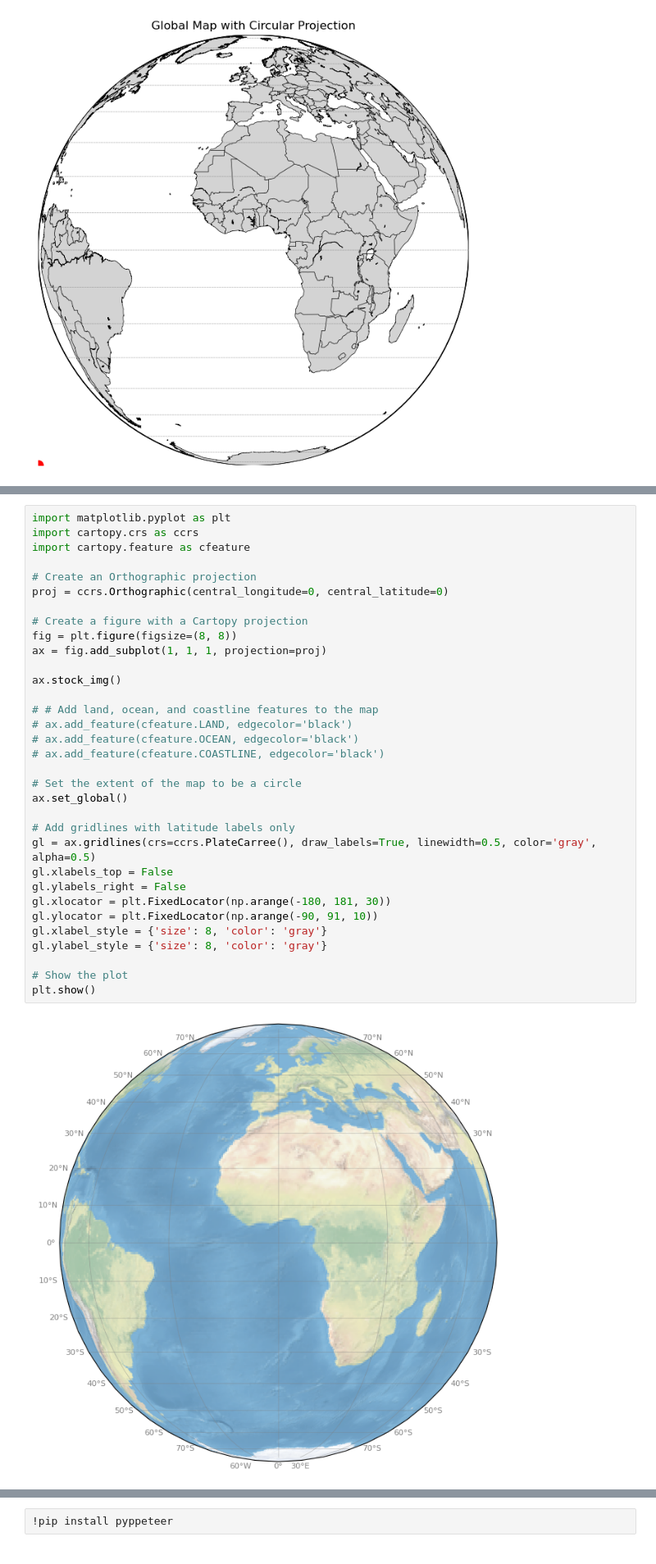
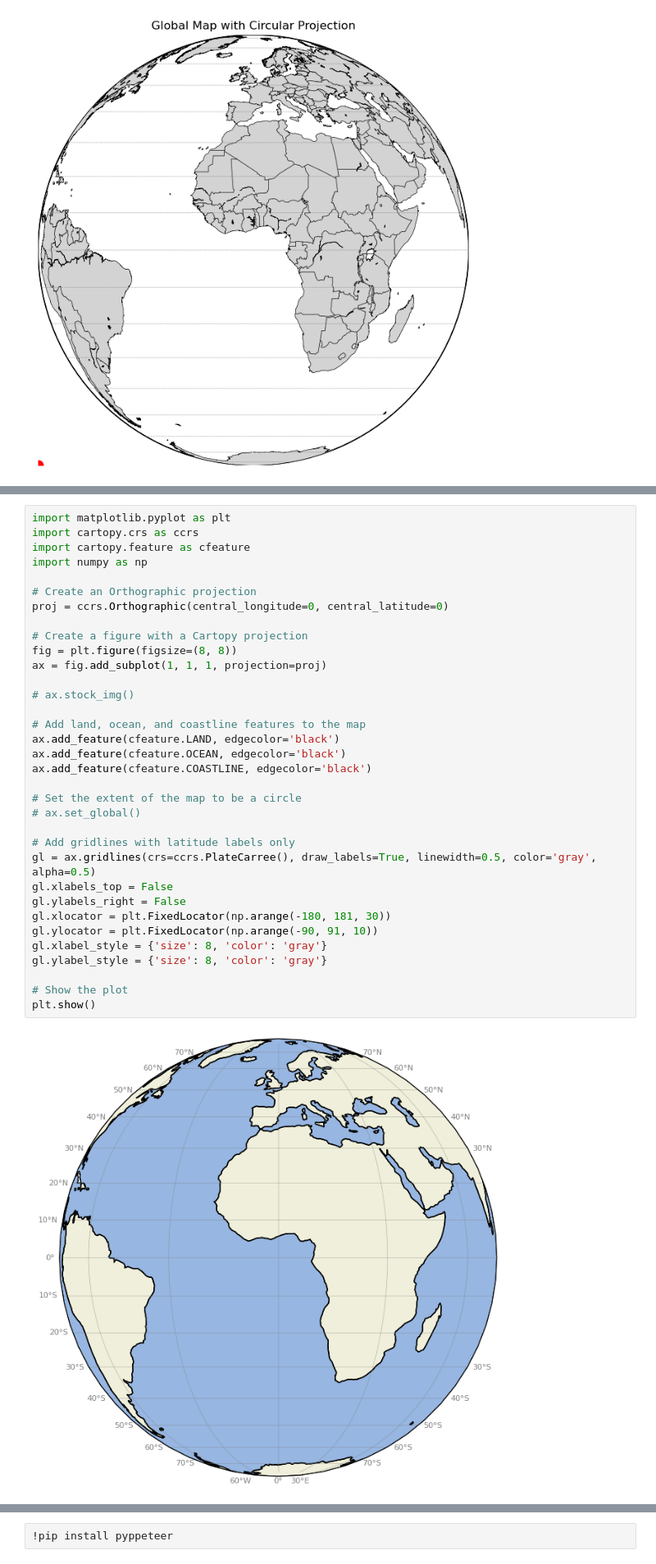
Before and after one commit to Peisong-Zheng/NS_syn, a Jupyter notebook: pre_phase_dis.ipynb, the cells around one changed output, grey strips where cells are left out. Shown at 82% size. Cells and saved outputs as stored; diff of their text form.

Commit message:
add some figures

```diff
--- a/pre_phase_dis.ipynb
+++ b/pre_phase_dis.ipynb
@@ -225,38 +754,39 @@ plt.show()
 # %%
 import matplotlib.pyplot as plt
 import cartopy.crs as ccrs
 import cartopy.feature as cfeature
+import numpy as np
 
 # Create an Orthographic projection
 proj = ccrs.Orthographic(central_longitude=0, central_latitude=0)
 
 # Create a figure with a Cartopy projection
 fig = plt.figure(figsize=(8, 8))
 ax = fig.add_subplot(1, 1, 1, projection=proj)
 
-ax.stock_img()
+# ax.stock_img()
 
-# # Add land, ocean, and coastline features to the map
-# ax.add_feature(cfeature.LAND, edgecolor='black')
-# ax.add_feature(cfeature.OCEAN, edgecolor='black')
-# ax.add_feature(cfeature.COASTLINE, edgecolor='black')
+# Add land, ocean, and coastline features to the map
+ax.add_feature(cfeature.LAND, edgecolor='black')
+ax.add_feature(cfeature.OCEAN, edgecolor='black')
+ax.add_feature(cfeature.COASTLINE, edgecolor='black')
 
 # Set the extent of the map to be a circle
-ax.set_global()
+# ax.set_global()
 
 # Add gridlines with latitude labels only
 gl = ax.gridlines(crs=ccrs.PlateCarree(), draw_labels=True, linewidth=0.5, color='gray', alpha=0.5)
 gl.xlabels_top = False
 gl.ylabels_right = False
 gl.xlocator = plt.FixedLocator(np.arange(-180, 181, 30))
 gl.ylocator = plt.FixedLocator(np.arange(-90, 91, 10))
 gl.xlabel_style = {'size': 8, 'color': 'gray'}
 gl.ylabel_style = {'size': 8, 'color': 'gray'}
 
 # Show the plot
 plt.show()
 # %% [output]
-[figure, old version]
+[figure, new version]
 # %%
 import matplotlib.pyplot as plt
 import cartopy.crs as ccrs
```
Also changed, not shown: parts of 25 cells of this notebook.
